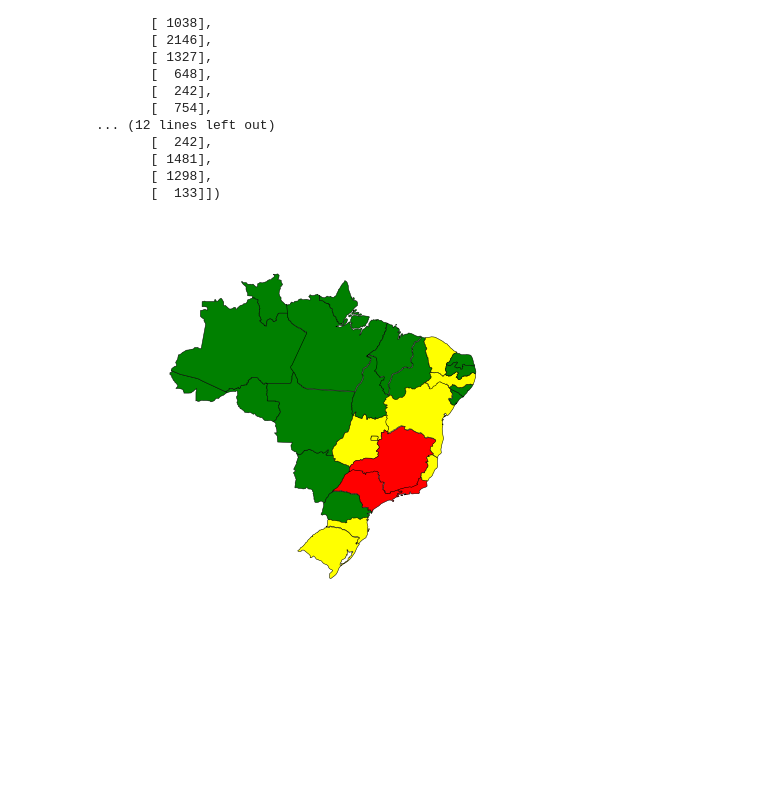
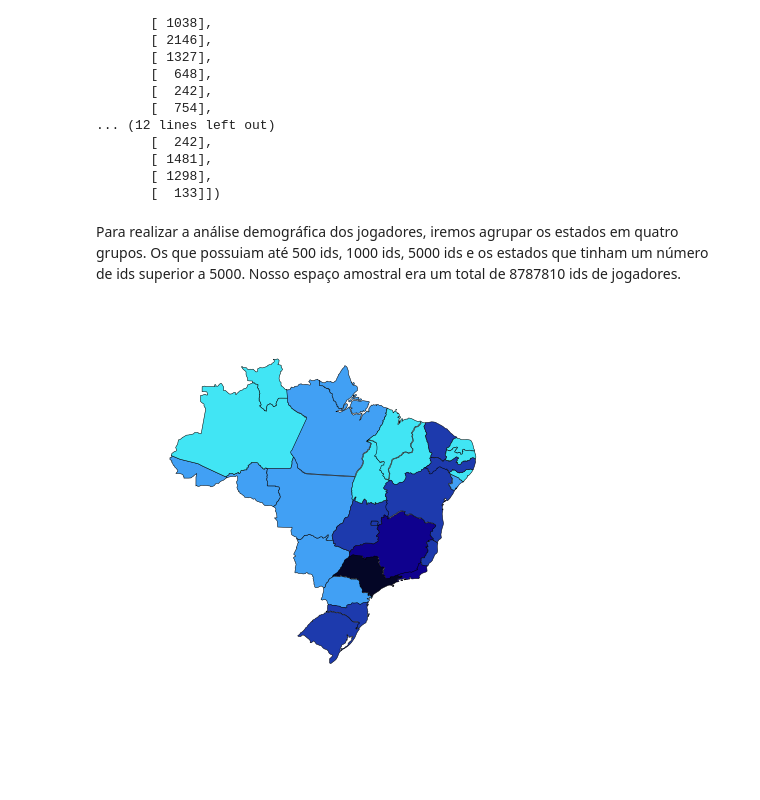
Before and after one commit to if1015-datascience-ufpe/2017-2-projeto-hbcj-lfp2, a Jupyter notebook: Vizualização.ipynb, the cells around one changed output. Drawn from its saved outputs; the diff is of its cells as text; code cells hidden in the pictures; blank space fills up the shorter version.

Commit message:
Legenda da visualização

```diff
--- a/Vizualização.ipynb
+++ b/Vizualização.ipynb
@@ -69,10 +70,15 @@ array([[22036],
        [ 1481],
        [ 1298],
        [  133]])
+# %% [markdown]
+Para realizar a análise demográfica dos jogadores, iremos agrupar os estados em quatro grupos. Os que possuiam até 500 ids, 1000 ids, 5000 ids e os estados que tinham um número de ids superior a 5000.
+Nosso espaço amostral era um total de 8787810 ids de jogadores.
 # %%
+states500 = ('Amapa', 'Alagoas', 'Amazonas', 'Maranhão',  'Paraíba', 'Piauí', 'Roraima', 'Tocantins')
 states1000 = ('Acre', 'Amapa', 'Alagoas', 'Amazonas', 'Mato Grosso Do Sul', 'Maranhão', 'Mato Grosso', 'Pará',  'Paraíba', 'Paraná', 'Piauí', 'Rio Grande Do Norte', 'Rondônia', 'Roraima', 'Sergipe', 'Tocantins')
 states5000 = ('Bahia', 'Ceará', 'Distrito Federal', 'Espírito Santo', 'Santa Catarina', 'Goiás', 'Pernambuco')
-states10000 = ('Minas Gerais', 'Rio de Janeiro', 'São Paulo')
+states10000 = ('Minas Gerais', 'Rio de Janeiro')
+statesmais10000 = ('São Paulo')
 # %%
 from cartopy.io import shapereader
 
@@ -90,24 +96,28 @@ states = ('Minas Gerais', 'Mato Grosso', 'Goiás',
 # %%
 subplot_kw = dict(projection=ccrs.PlateCarree())
 
 fig, ax = plt.subplots(figsize=(7, 11),
                        subplot_kw=subplot_kw)
 ax.set_extent([-82, -32, -45, 10])
 
 ax.background_patch.set_visible(False)
 ax.outline_patch.set_visible(False)
 
 
 
 for record, state in zip(shp.records(), shp.geometries()):
     name = record.attributes['name']
-    if name in states1000:
-        facecolor = 'Green'
+    if name in states500:
+        facecolor = '#41e5f4'
+    elif name in states1000:
+        facecolor = '#41a0f4'
     elif name in states5000:
-        facecolor = 'Yellow'
+        facecolor = '#1d3aad'
     elif name in states10000:
-        facecolor = 'Red'
+        facecolor = '#0f018e'
+    elif name in statesmais10000:
+        facecolor = '#040626'
     ax.add_geometries([state], ccrs.PlateCarree(),
                       facecolor=facecolor, edgecolor='black')
 # %% [output]
-[figure, old version]
+[figure, new version]
```
Also changed, not shown: parts of 2 cells of this notebook.
